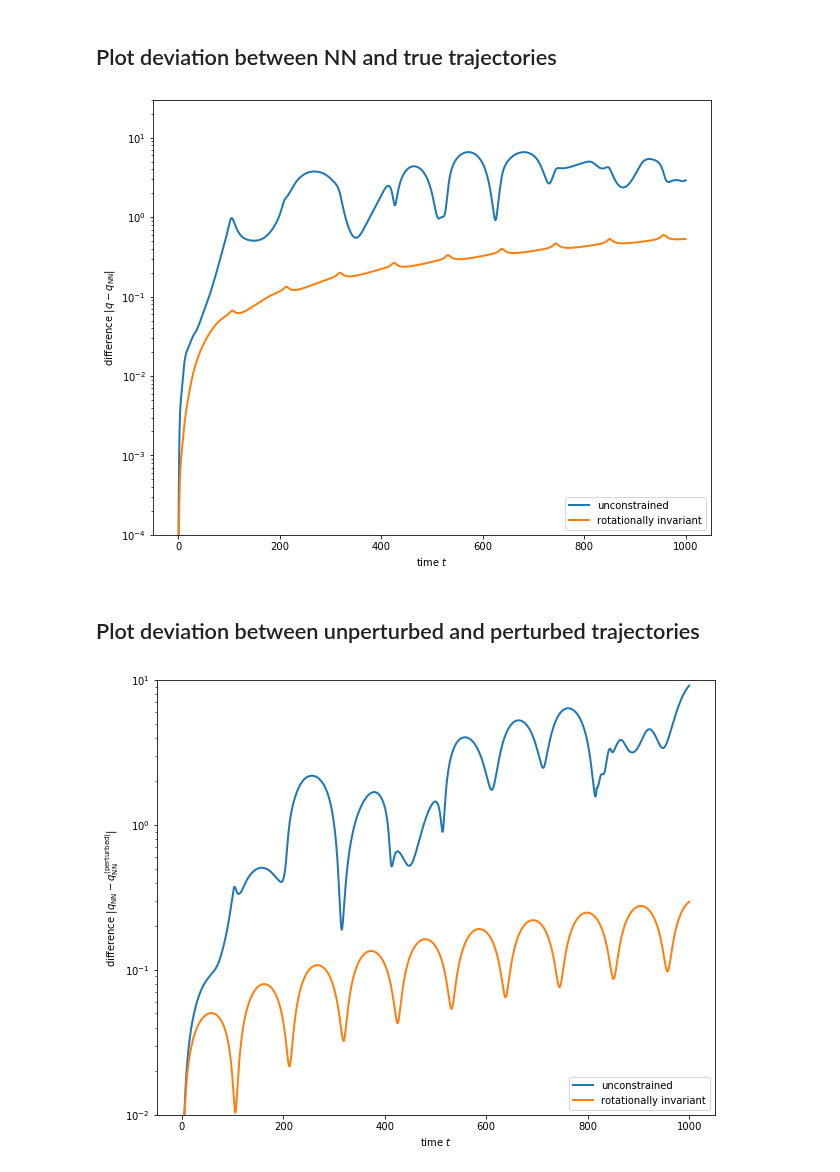
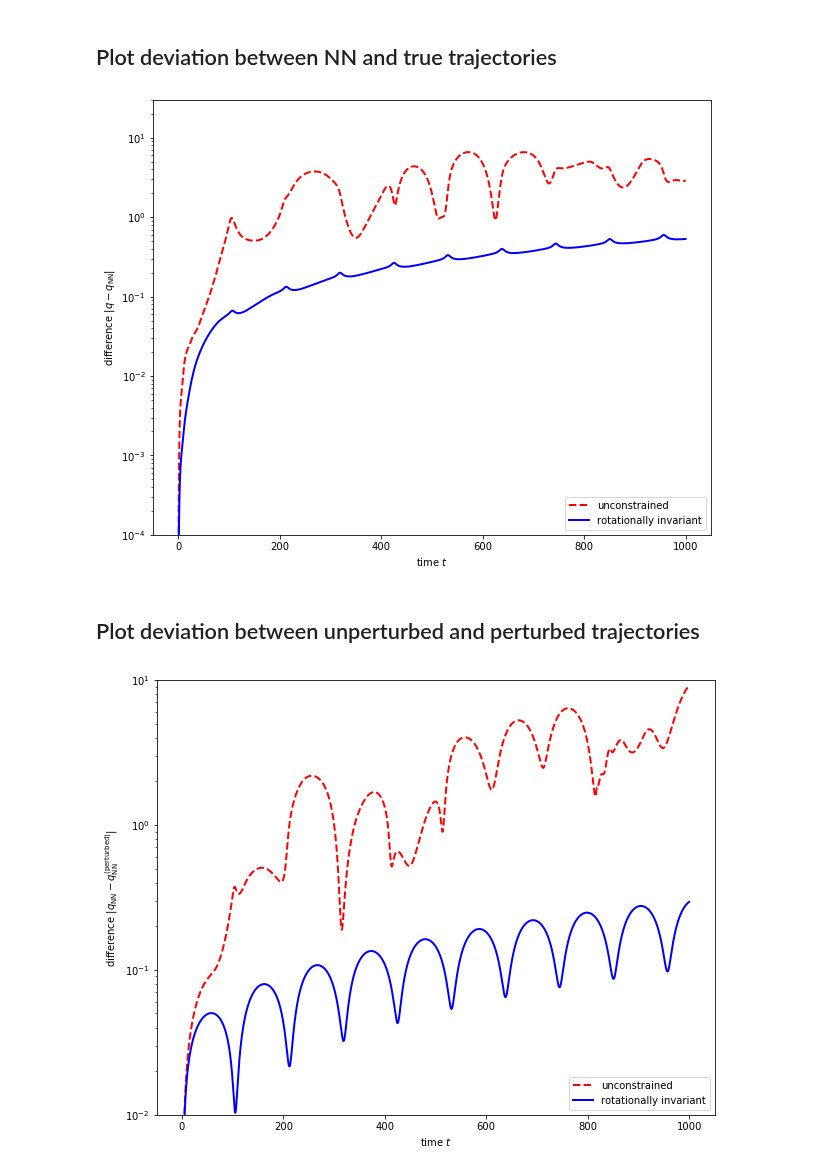
Before and after one commit to eikehmueller/mlconservation_code, a Jupyter notebook: src/EvaluateSchwarzschildModel.ipynb, the cells around one changed output. Saved outputs shown, nothing was run; the diff lists cells and outputs as text; code cells hidden in the pictures.

```diff
--- a/src/EvaluateSchwarzschildModel.ipynb
+++ b/src/EvaluateSchwarzschildModel.ipynb
@@ -122,7 +120,7 @@ model_label_list = ["","rot",]
 title = {"":"unconstrained",
          "rot":"rotationally invariant"}
 
-fig, axs = plt.subplots(1, 2, figsize=(12,8))
+fig, axs = plt.subplots(2, 1, figsize=(12,8))
 for row in [0,1]:
     model_label = model_label_list[row]
     invariant = monitors_nn[model_label][1].data
@@ -134,14 +132,16 @@ for row in [0,1]:
     Q_true = np.linalg.norm(invariant_true[:,:].T-invariant_true[:,0],axis=1) # / np.linalg.norm(invariant_true[:,0])
     ax.plot(trajectory_generator_nn.t,Q,linewidth=2,color="red")
     ax.plot(trajectory_generator_nn.t,Q_true,linewidth=2,linestyle="--",color="blue")
-    if row==1:
+    if row==0:
         ax.plot([],[],linewidth=2,color="black",label="NN")
         ax.plot([],[],linewidth=2,color="black",linestyle="--",label="true")
-        ax.legend(loc="upper right")
-    ax.set_xlabel("time $t$")
+        ax.legend(loc="lower right")
+    else:
+        ax.set_xlabel("time $t$")
     ax.set_yscale("log")
     ax.set_ylim(1.E-9,1.E6)
     ax.set_title(title[model_label],fontsize=14)
+    ax.grid()
 
 plt.savefig("invariants_schwarzschild.pdf",bbox_inches="tight")
 plt.show()
@@ -154,6 +154,8 @@ model_label_list = ["","rot"]
 
 label = {"":"unconstrained",
          "rot":"rotationally invariant"}
+color = {"":"red","rot":"blue"}
+linestyle = {"":"--","rot":"-"}
 
 plt.figure(figsize=(10,8))
 plt.gca()
@@ -164,35 +166,47 @@ for model_label in model_label_list:
     q_all = monitors[model_label][0].data
     q_all_nn = monitors_nn[model_label][0].data
     dq = np.linalg.norm(q_all_nn[:,:]-q_all[:,:],axis=0)
-    plt.plot(trajectory_generator_nn.t,dq,linewidth=2,label=label[model_label])
+    plt.plot(trajectory_generator_nn.t,dq,linewidth=2,
+             label=label[model_label],
+             color=color[model_label],
+             linestyle=linestyle[model_label])
 ax.set_xlabel("time $t$")
 ax.set_ylabel(r"difference $|q-q_{\operatorname{NN}}|$")
 plt.legend(loc="lower right")
 plt.show()
 # %% [output]
-[figure, old version]
+[figure, new version]
 # %% [markdown]
 ## Plot deviation between unperturbed and perturbed trajectories
 # %%
 model_label_list = ["","rot"]
 
 label = {"":"unconstrained",
          "rot":"rotationally invariant"}
+
+label = {"":"unconstrained",
+         "rot":"rotationally invariant"}
+color = {"":"red","rot":"blue"}
+linestyle = {"":"--","rot":"-"}
+
 
 plt.figure(figsize=(10,8))
 plt.gca()
 ax = plt.gca()
 ax.set_yscale("log")
 ax.set_ylim(1.E-2,10)
 for model_label in model_label_list:
     q_all_nn = monitors_nn[model_label][0].data
     q_all_nn_perturbed = monitors_nn_perturbed[model_label][0].data
     dq = np.linalg.norm(q_all_nn[:,:]-q_all_nn_perturbed[:,:],axis=0)
-    plt.plot(trajectory_generator_nn.t,dq,linewidth=2,label=label[model_label])
+    plt.plot(trajectory_generator_nn.t,dq,linewidth=2,
+             label=label[model_label],
+             color=color[model_label],
+             linestyle=linestyle[model_label])
 ax.set_xlabel("time $t$")
 ax.set_ylabel(r"difference $|q_{\operatorname{NN}}-q^{(\operatorname{perturbed})}_{\operatorname{NN}}|$")
 plt.legend(loc="lower right")
 plt.savefig("perturbation_schwarzschild.pdf",bbox_inches="tight")
 plt.show()
 # %% [output]
-[figure, old version]
+[figure, new version]
```
Also changed, not shown: parts of 2 cells of this notebook.
